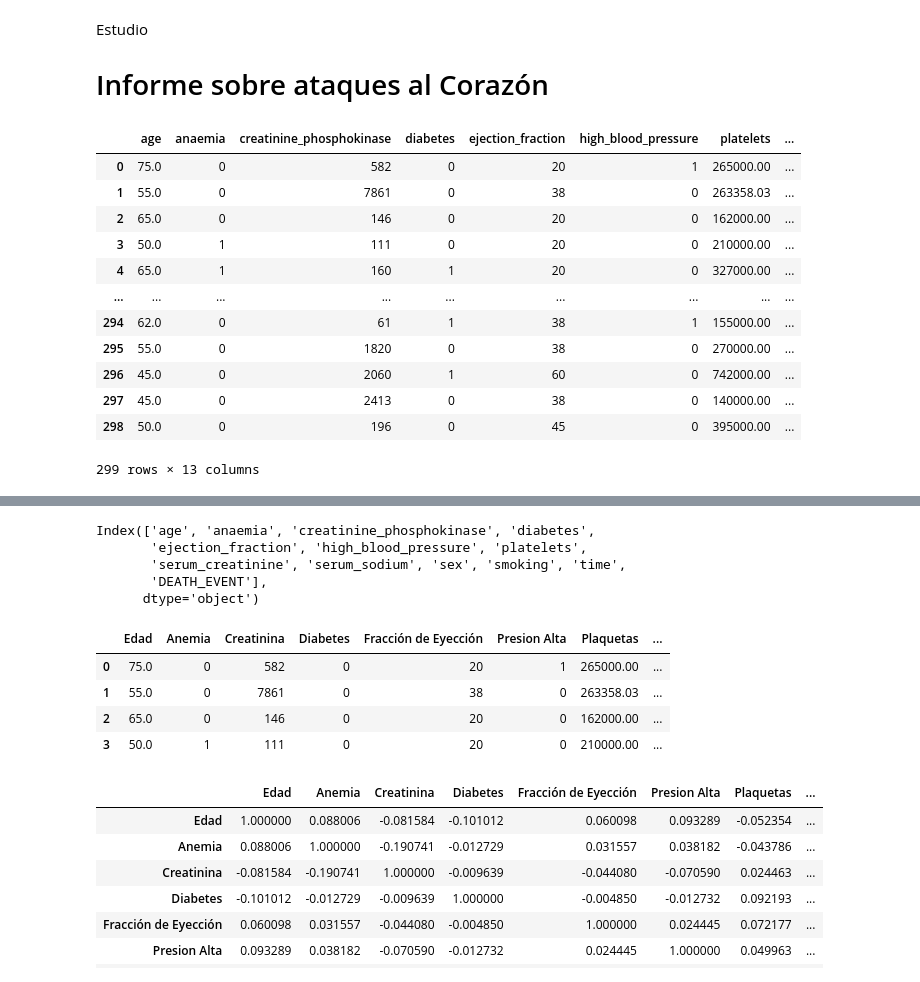
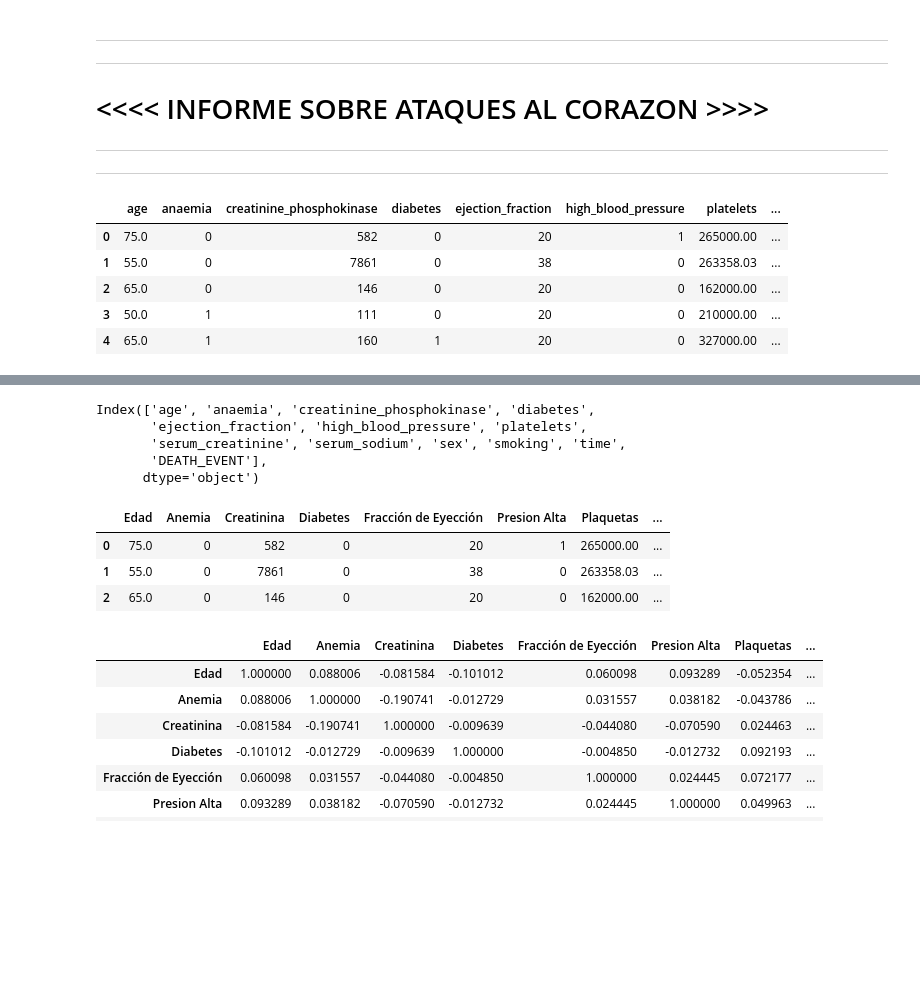
Before and after one commit to NestorDiazDataSC/Analisis_de_Datos, a Jupyter notebook: Estudio_Ataques_al_Corazon/Informe_Ataques_al_Corazon.ipynb, the cells around one changed output, grey strips where cells are left out. Saved outputs shown, nothing was run; the diff lists cells and outputs as text; code cells hidden in the pictures; blank space fills up the shorter version.

```diff
--- a/Estudio_Ataques_al_Corazon/Informe_Ataques_al_Corazon.ipynb
+++ b/Estudio_Ataques_al_Corazon/Informe_Ataques_al_Corazon.ipynb
@@ -1,4 +1,7 @@
 # %% [markdown]
-Estudio
-# Informe sobre ataques al Corazón
+---
+---
+# <<<< INFORME SOBRE ATAQUES AL CORAZON >>>>
+---
+---
 # %%
@@ -12,23 +15,16 @@ import matplotlib.pyplot as plt
 # %%
 # Siguiente paso, determinar donde esta alojado el dataset, y cargarlo para poder mostrar como esta compuesto
 url='https://raw.githubusercontent.com/NestorDiazDataSC/Analisis_de_Datos/main/Estudio_Ataques_al_Corazon/heart_failure.csv'
 
 df= pd.read_csv(url)
-df
+df.head(5)
 # %% [output]
 |  | age | anaemia | creatinine_phosphokinase | diabetes | ejection_fraction | high_blood_pressure | platelets | ... |
 | 0 | 75.0 | 0 | 582 | 0 | 20 | 1 | 265000.00 | ... |
 | 1 | 55.0 | 0 | 7861 | 0 | 38 | 0 | 263358.03 | ... |
 | 2 | 65.0 | 0 | 146 | 0 | 20 | 0 | 162000.00 | ... |
 | 3 | 50.0 | 1 | 111 | 0 | 20 | 0 | 210000.00 | ... |
 | 4 | 65.0 | 1 | 160 | 1 | 20 | 0 | 327000.00 | ... |
-| ... | ... | ... | ... | ... | ... | ... | ... | ... |
-| 294 | 62.0 | 0 | 61 | 1 | 38 | 1 | 155000.00 | ... |
-| 295 | 55.0 | 0 | 1820 | 0 | 38 | 0 | 270000.00 | ... |
-| 296 | 45.0 | 0 | 2060 | 1 | 60 | 0 | 742000.00 | ... |
-| 297 | 45.0 | 0 | 2413 | 0 | 38 | 0 | 140000.00 | ... |
-| 298 | 50.0 | 0 | 196 | 0 | 45 | 0 | 395000.00 | ... |
-299 rows × 13 columns
 # %%
 df.describe () # Muestra estadistica basica del dataframe
 # %% [output]
@@ -95,11 +91,10 @@ df.columns = ['Edad', 'Anemia', 'Creatinina', 'Diabetes', 'Fracción de Eyecció
 # %%
-df.head (4) # Muestreo de como quedo el dataset con los nuevos nombres en las columnas.
+df.head (3) # Muestreo de como quedo el dataset con los nuevos nombres en las columnas.
 # %% [output]
 |  | Edad | Anemia | Creatinina | Diabetes | Fracción de Eyección | Presion Alta | Plaquetas | ... |
 | 0 | 75.0 | 0 | 582 | 0 | 20 | 1 | 265000.00 | ... |
 | 1 | 55.0 | 0 | 7861 | 0 | 38 | 0 | 263358.03 | ... |
 | 2 | 65.0 | 0 | 146 | 0 | 20 | 0 | 162000.00 | ... |
-| 3 | 50.0 | 1 | 111 | 0 | 20 | 0 | 210000.00 | ... |
 # %%
 df.corr()
 # %% [output]
```
Also changed, not shown: parts of 5 cells of this notebook.
